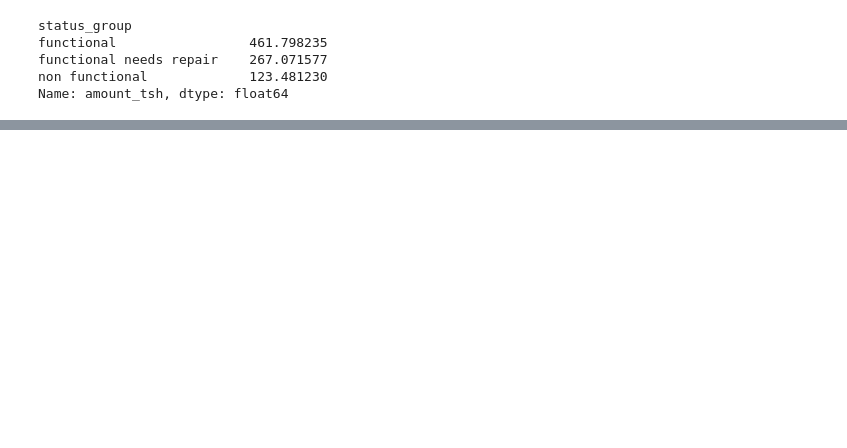
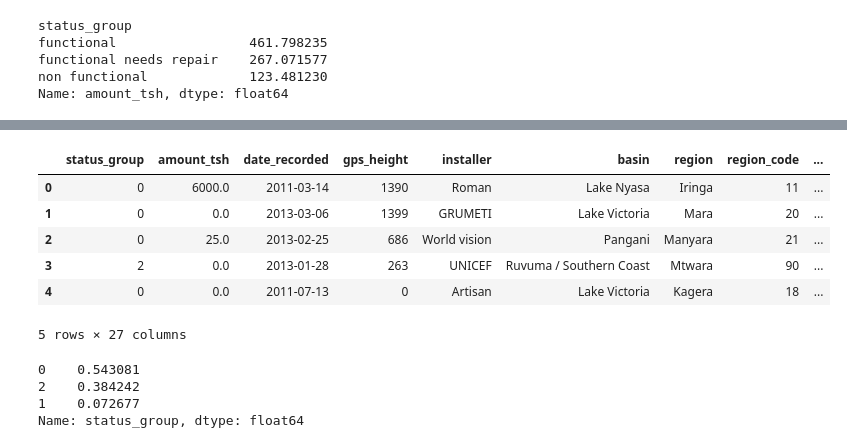
Before and after one commit to mboland23/phase_3_project, a Jupyter notebook: meg_working_notebook.ipynb, the cells around one changed output, grey strips where cells are left out. Cells and saved outputs as stored; diff of their text form; code cells hidden in the pictures; blank space fills up the shorter version.

Commit message:
finished cleaning, encoded y, train test split set up, dummy classifier

```diff
--- a/meg_working_notebook.ipynb
+++ b/meg_working_notebook.ipynb
@@ -177,0 +266,4 @@ cat_cols =[]
+# %%
+#creating new column for missing construction year
+water_pump["unknown_construction_yr"] = water_pump["construction_year"].isnull()
+water_pump["unknown_construction_yr"].value_counts()
@@ -177,0 +274,4 @@ cat_cols =[]
+# %%
+#Move the one None value to Other
+water_pump["scheme_management"]= water_pump["scheme_management"].replace("None", "Other")
+water_pump["scheme_management"].value_counts()
@@ -177,0 +291,4 @@ cat_cols =[]
+# %%
+#Create new column of age at inspection.
+water_pump["age_at_inspection"] = water_pump["date_recorded"].str[:4].astype(int) - water_pump["construction_year"]
+water_pump["age_at_inspection"].value_counts()
@@ -177,0 +313,3 @@ cat_cols =[]
+# %%
+water_pump["water_per_person"] = water_pump["amount_tsh"] / water_pump["population"]
+water_pump["water_per_person"].value_counts()
@@ -177,0 +329,20 @@ cat_cols =[]
+# %%
+#Encode the y variable using label encoder
+le = LabelEncoder()
+water_pump["status_group"] = le.fit_transform(water_pump["status_group"])
+water_pump.head()
+# %% [output]
+|  | status_group | amount_tsh | date_recorded | gps_height | installer | basin | region | region_code | ... |
+| 0 | 0 | 6000.0 | 2011-03-14 | 1390 | Roman | Lake Nyasa | Iringa | 11 | ... |
+| 1 | 0 | 0.0 | 2013-03-06 | 1399 | GRUMETI | Lake Victoria | Mara | 20 | ... |
+| 2 | 0 | 25.0 | 2013-02-25 | 686 | World vision | Pangani | Manyara | 21 | ... |
+| 3 | 2 | 0.0 | 2013-01-28 | 263 | UNICEF | Ruvuma / Southern Coast | Mtwara | 90 | ... |
+| 4 | 0 | 0.0 | 2011-07-13 | 0 | Artisan | Lake Victoria | Kagera | 18 | ... |
+5 rows × 27 columns
+# %%
+water_pump["status_group"].value_counts(normalize=True)
+# %% [output]
+0    0.543081
+2    0.384242
+1    0.072677
+Name: status_group, dtype: float64
```
Also changed, not shown: parts of 24 cells of this notebook.
